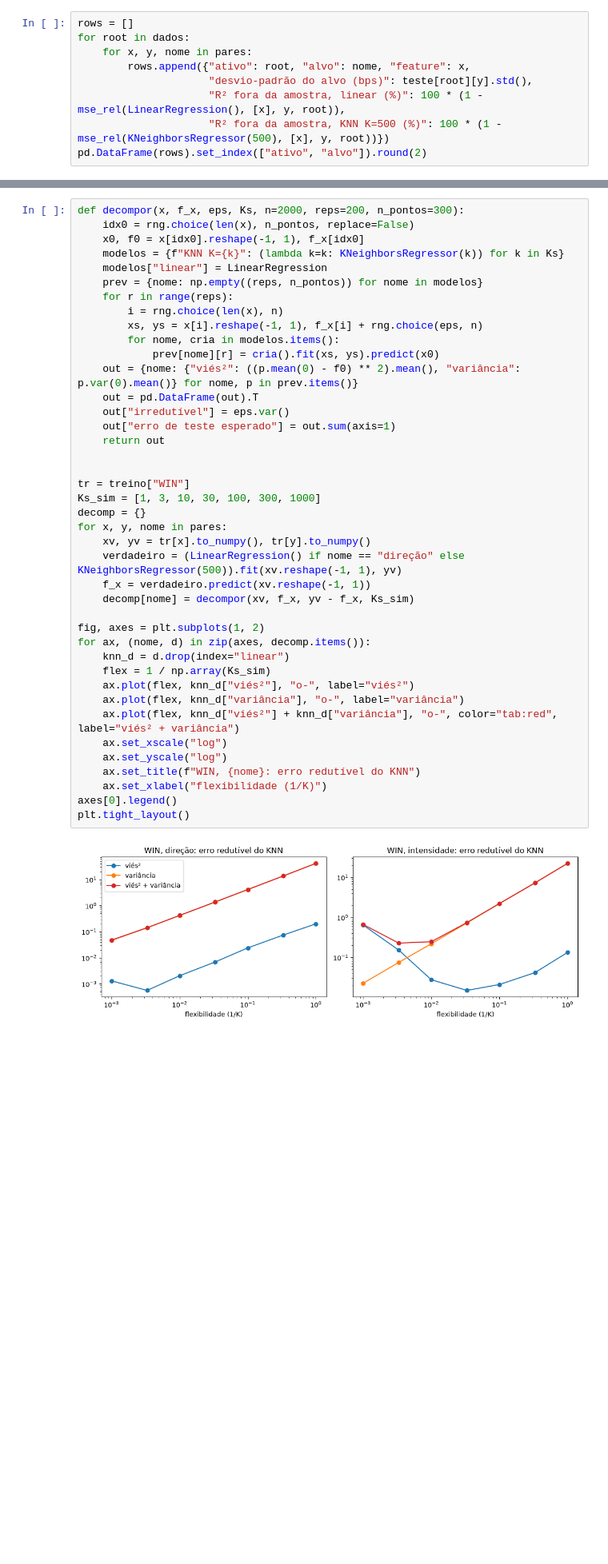
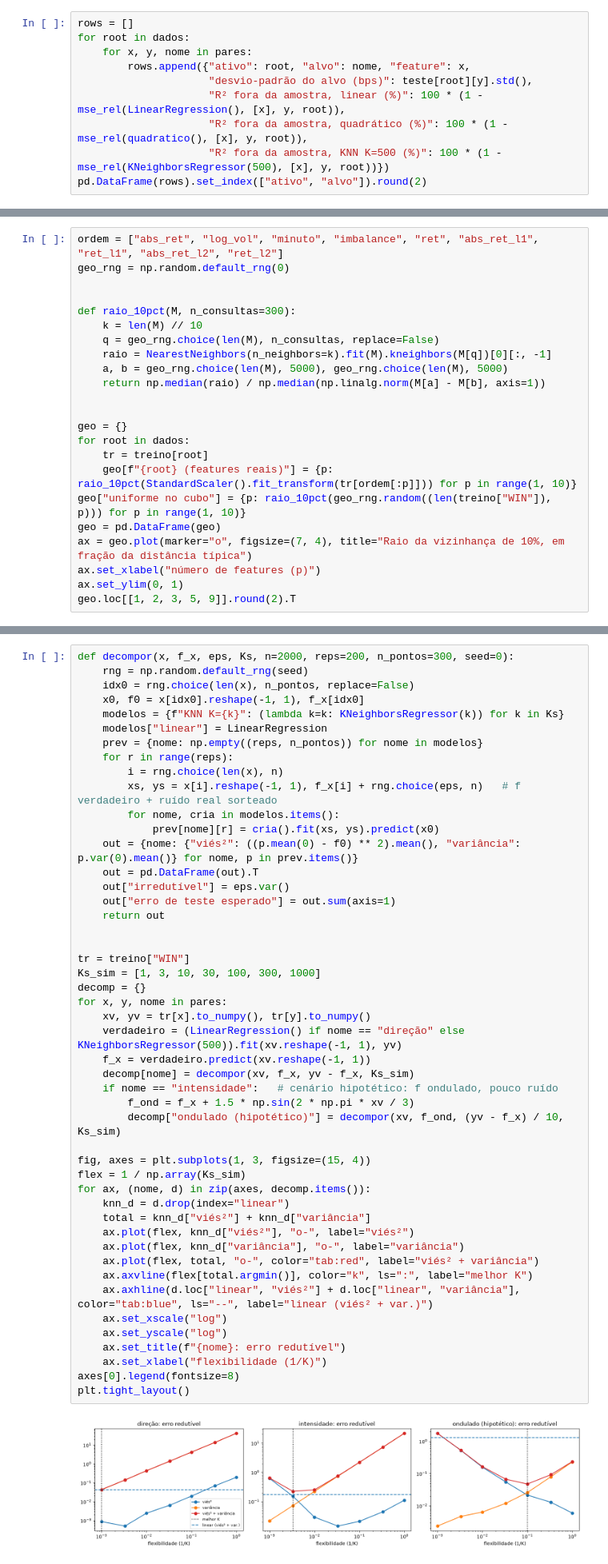
Before and after one commit to marcosemn/islp-b3-futures, a Jupyter notebook: notebooks/ch02_statistical_learning.ipynb, the cells around one changed output, grey strips where cells are left out. Shown at 80% size. Saved outputs shown, nothing was run; the diff lists cells and outputs as text; blank space fills up the shorter version.

Commit message:
Cap. 2: lacunas dos slides (quadrático, geometria da dimensionalidade, cenário ondulado, calibração, fronteira de Bayes, interpretabilidade)
Co-Authored-By: Claude Opus 5.5 <noreply@anthropic.com>

```diff
--- a/notebooks/ch02_statistical_learning.ipynb
+++ b/notebooks/ch02_statistical_learning.ipynb
@@ -130,6 +137,7 @@ for root in dados:
         rows.append({"ativo": root, "alvo": nome, "feature": x,
                      "desvio-padrão do alvo (bps)": teste[root][y].std(),
                      "R² fora da amostra, linear (%)": 100 * (1 - mse_rel(LinearRegression(), [x], y, root)),
+                     "R² fora da amostra, quadrático (%)": 100 * (1 - mse_rel(quadratico(), [x], y, root)),
                      "R² fora da amostra, KNN K=500 (%)": 100 * (1 - mse_rel(KNeighborsRegressor(500), [x], y, root))})
 pd.DataFrame(rows).set_index(["ativo", "alvo"]).round(2)
 # %% [output]
@@ -148,0 +166,23 @@ pd.DataFrame(rows).set_index(["ativo", "alvo"]).round(2)
+# %%
+ordem = ["abs_ret", "log_vol", "minuto", "imbalance", "ret", "abs_ret_l1", "ret_l1", "abs_ret_l2", "ret_l2"]
+geo_rng = np.random.default_rng(0)
+
+
+def raio_10pct(M, n_consultas=300):
+    k = len(M) // 10
+    q = geo_rng.choice(len(M), n_consultas, replace=False)
+    raio = NearestNeighbors(n_neighbors=k).fit(M).kneighbors(M[q])[0][:, -1]
+    a, b = geo_rng.choice(len(M), 5000), geo_rng.choice(len(M), 5000)
+    return np.median(raio) / np.median(np.linalg.norm(M[a] - M[b], axis=1))
+
+
+geo = {}
+for root in dados:
+    tr = treino[root]
+    geo[f"{root} (features reais)"] = {p: raio_10pct(StandardScaler().fit_transform(tr[ordem[:p]])) for p in range(1, 10)}
+geo["uniforme no cubo"] = {p: raio_10pct(geo_rng.random((len(treino["WIN"]), p))) for p in range(1, 10)}
+geo = pd.DataFrame(geo)
+ax = geo.plot(marker="o", figsize=(7, 4), title="Raio da vizinhança de 10%, em fração da distância típica")
+ax.set_xlabel("número de features (p)")
+ax.set_ylim(0, 1)
+geo.loc[[1, 2, 3, 5, 9]].round(2).T
@@ -249,5 +298,6 @@ Simplificação: os resíduos são sorteados independentemente de X. Nos dados r
 # %%
-def decompor(x, f_x, eps, Ks, n=2000, reps=200, n_pontos=300):
+def decompor(x, f_x, eps, Ks, n=2000, reps=200, n_pontos=300, seed=0):
+    rng = np.random.default_rng(seed)
     idx0 = rng.choice(len(x), n_pontos, replace=False)
     x0, f0 = x[idx0].reshape(-1, 1), f_x[idx0]
     modelos = {f"KNN K={k}": (lambda k=k: KNeighborsRegressor(k)) for k in Ks}
@@ -255,40 +305,46 @@ def decompor(x, f_x, eps, Ks, n=2000, reps=200, n_pontos=300):
     prev = {nome: np.empty((reps, n_pontos)) for nome in modelos}
     for r in range(reps):
         i = rng.choice(len(x), n)
-        xs, ys = x[i].reshape(-1, 1), f_x[i] + rng.choice(eps, n)
+        xs, ys = x[i].reshape(-1, 1), f_x[i] + rng.choice(eps, n)   # f verdadeiro + ruído real sorteado
         for nome, cria in modelos.items():
             prev[nome][r] = cria().fit(xs, ys).predict(x0)
     out = {nome: {"viés²": ((p.mean(0) - f0) ** 2).mean(), "variância": p.var(0).mean()} for nome, p in prev.items()}
     out = pd.DataFrame(out).T
     out["irredutível"] = eps.var()
     out["erro de teste esperado"] = out.sum(axis=1)
     return out
 
 
 tr = treino["WIN"]
 Ks_sim = [1, 3, 10, 30, 100, 300, 1000]
 decomp = {}
 for x, y, nome in pares:
     xv, yv = tr[x].to_numpy(), tr[y].to_numpy()
     verdadeiro = (LinearRegression() if nome == "direção" else KNeighborsRegressor(500)).fit(xv.reshape(-1, 1), yv)
     f_x = verdadeiro.predict(xv.reshape(-1, 1))
     decomp[nome] = decompor(xv, f_x, yv - f_x, Ks_sim)
+    if nome == "intensidade":   # cenário hipotético: f ondulado, pouco ruído
+        f_ond = f_x + 1.5 * np.sin(2 * np.pi * xv / 3)
+        decomp["ondulado (hipotético)"] = decompor(xv, f_ond, (yv - f_x) / 10, Ks_sim)
 
-fig, axes = plt.subplots(1, 2)
+fig, axes = plt.subplots(1, 3, figsize=(15, 4))
+flex = 1 / np.array(Ks_sim)
 for ax, (nome, d) in zip(axes, decomp.items()):
     knn_d = d.drop(index="linear")
-    flex = 1 / np.array(Ks_sim)
+    total = knn_d["viés²"] + knn_d["variância"]
     ax.plot(flex, knn_d["viés²"], "o-", label="viés²")
     ax.plot(flex, knn_d["variância"], "o-", label="variância")
-    ax.plot(flex, knn_d["viés²"] + knn_d["variância"], "o-", color="tab:red", label="viés² + variância")
+    ax.plot(flex, total, "o-", color="tab:red", label="viés² + variância")
+    ax.axvline(flex[total.argmin()], color="k", ls=":", label="melhor K")
+    ax.axhline(d.loc["linear", "viés²"] + d.loc["linear", "variância"], color="tab:blue", ls="--", label="linear (viés² + var.)")
     ax.set_xscale("log")
     ax.set_yscale("log")
-    ax.set_title(f"WIN, {nome}: erro redutível do KNN")
+    ax.set_title(f"{nome}: erro redutível")
     ax.set_xlabel("flexibilidade (1/K)")
-axes[0].legend()
+axes[0].legend(fontsize=8)
 plt.tight_layout()
 # %% [output]
-[figure, old version]
+[figure, new version]
 # %%
 pd.concat(decomp).round(4)
 # %% [output]
```
Also changed, not shown: parts of 24 cells of this notebook, 1 other file.
